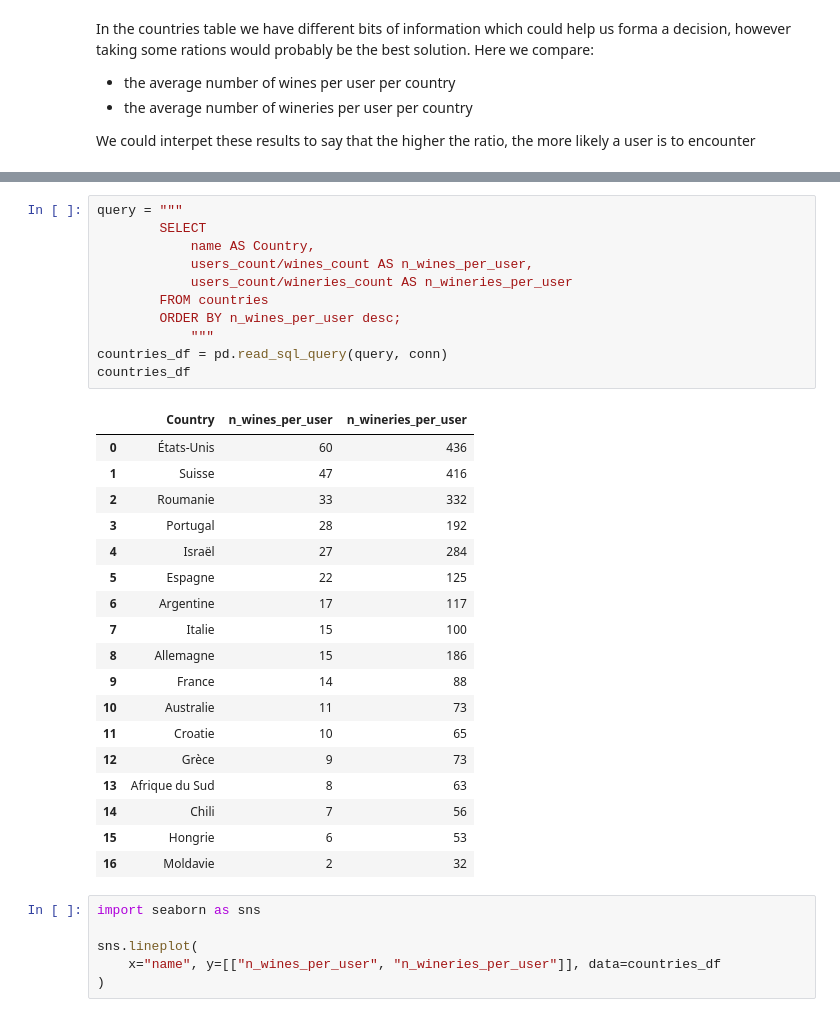
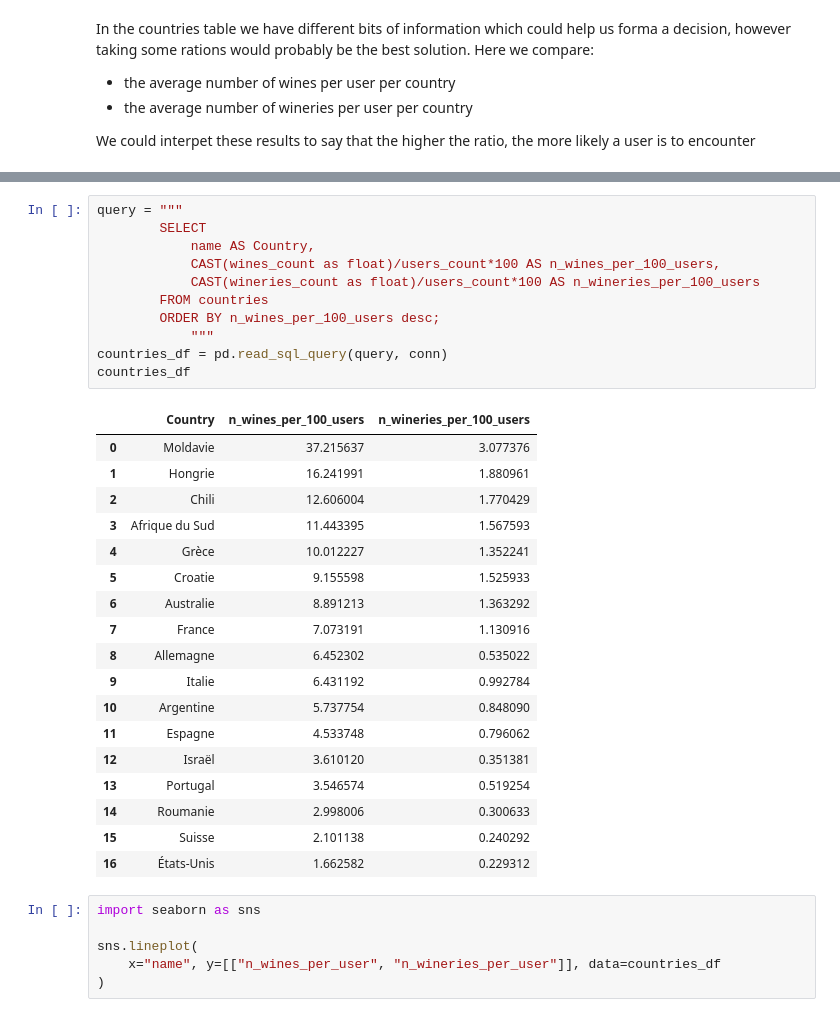
Before and after one commit to jduffy93/wine-market-analysis, a Jupyter notebook: wiwino_analysis.ipynb, the cells around one changed output, grey strips where cells are left out. Drawn from its saved outputs; the diff is of its cells as text.

```diff
--- a/wiwino_analysis.ipynb
+++ b/wiwino_analysis.ipynb
@@ -65,33 +65,33 @@ countries_df
 # %%
 query = """
         SELECT
             name AS Country,
-            users_count/wines_count AS n_wines_per_user,
-            users_count/wineries_count AS n_wineries_per_user
+            CAST(wines_count as float)/users_count*100 AS n_wines_per_100_users,
+            CAST(wineries_count as float)/users_count*100 AS n_wineries_per_100_users
         FROM countries
-        ORDER BY n_wines_per_user desc;
+        ORDER BY n_wines_per_100_users desc;
             """
 countries_df = pd.read_sql_query(query, conn)
 countries_df
 # %% [output]
-|  | Country | n_wines_per_user | n_wineries_per_user |
-| 0 | États-Unis | 60 | 436 |
-| 1 | Suisse | 47 | 416 |
-| 2 | Roumanie | 33 | 332 |
-| 3 | Portugal | 28 | 192 |
-| 4 | Israël | 27 | 284 |
-| 5 | Espagne | 22 | 125 |
-| 6 | Argentine | 17 | 117 |
-| 7 | Italie | 15 | 100 |
-| 8 | Allemagne | 15 | 186 |
-| 9 | France | 14 | 88 |
-| 10 | Australie | 11 | 73 |
-| 11 | Croatie | 10 | 65 |
-| 12 | Grèce | 9 | 73 |
-| 13 | Afrique du Sud | 8 | 63 |
-| 14 | Chili | 7 | 56 |
-| 15 | Hongrie | 6 | 53 |
-| 16 | Moldavie | 2 | 32 |
+|  | Country | n_wines_per_100_users | n_wineries_per_100_users |
+| 0 | Moldavie | 37.215637 | 3.077376 |
+| 1 | Hongrie | 16.241991 | 1.880961 |
+| 2 | Chili | 12.606004 | 1.770429 |
+| 3 | Afrique du Sud | 11.443395 | 1.567593 |
+| 4 | Grèce | 10.012227 | 1.352241 |
+| 5 | Croatie | 9.155598 | 1.525933 |
+| 6 | Australie | 8.891213 | 1.363292 |
+| 7 | France | 7.073191 | 1.130916 |
+| 8 | Allemagne | 6.452302 | 0.535022 |
+| 9 | Italie | 6.431192 | 0.992784 |
+| 10 | Argentine | 5.737754 | 0.848090 |
+| 11 | Espagne | 4.533748 | 0.796062 |
+| 12 | Israël | 3.610120 | 0.351381 |
+| 13 | Portugal | 3.546574 | 0.519254 |
+| 14 | Roumanie | 2.998006 | 0.300633 |
+| 15 | Suisse | 2.101138 | 0.240292 |
+| 16 | États-Unis | 1.662582 | 0.229312 |
 # %%
 import seaborn as sns
 
```
Also changed, not shown: parts of 12 cells of this notebook, 1 other file.
